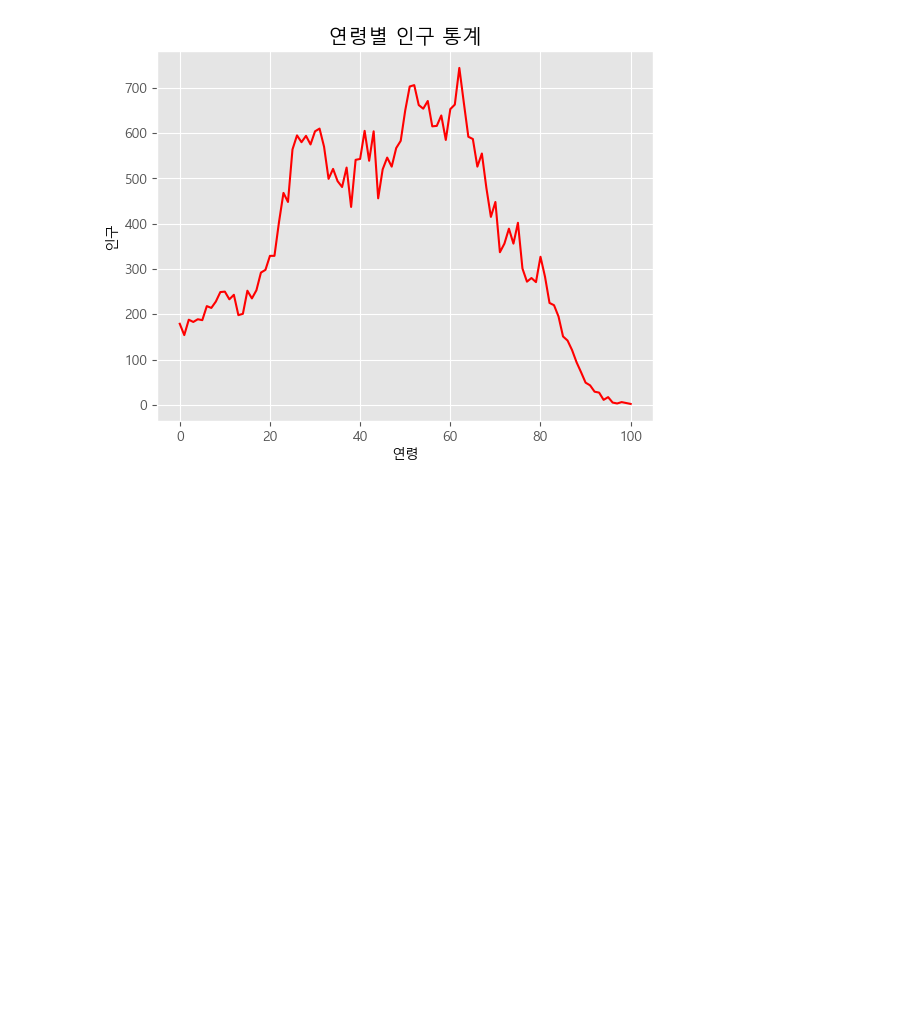
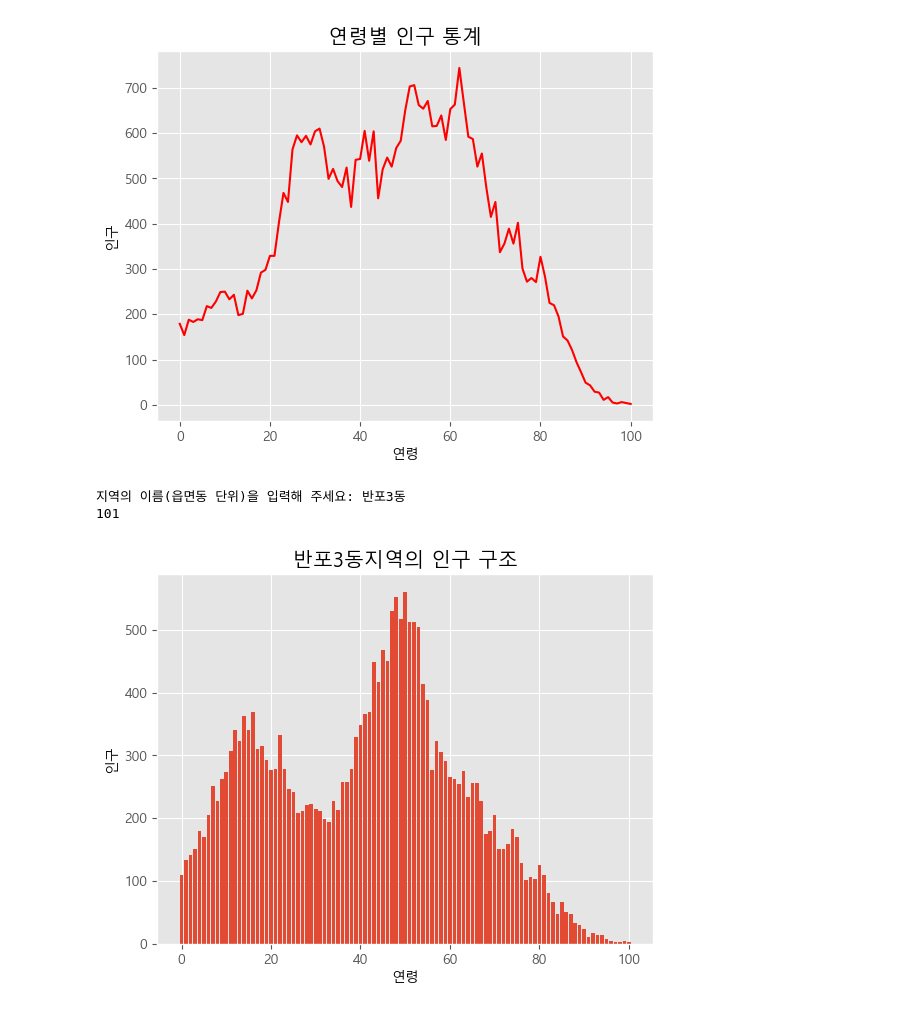
Before and after one commit to mynameiseuiseok/greendata, a Jupyter notebook: population1.ipynb, the cells around one changed output. Drawn from its saved outputs; the diff is of its cells as text; code cells hidden in the pictures; blank space fills up the shorter version.

```diff
--- a/population1.ipynb
+++ b/population1.ipynb
@@ -39,3 +39,33 @@ plt.show()
 # %% [output]
 101
 [figure]
+# %%
+import csv
+import matplotlib.pyplot as plt
+
+with open('./datas/age_2023.csv', 'r') as f:
+    data = csv.reader(f)
+    next(data)
+    result = []  # 연령별 인구 저장할 리스트
+    # 지역이름 입력받기
+    name = input("지역의 이름(읍면동 단위)을 입력해 주세요: ")
+
+    for row in data:
+        if name in row[0]:
+            for i in row[3:]:  # 3번 인덱스 ~ 104번(104-1) 인덱스까지
+                result.append(int(i.replace(",", '')))  # 천단위 구분기호 제거
+
+print(len(row[3:]))
+# print(result)
+plt.rc('font', family='Malgun Gothic')
+plt.style.use("ggplot") # 격자 무늬 스타일
+plt.title(name + "지역의 인구 구조")
+# plt.plot(result, 'r')  # result - y축값
+plt.bar(range(101), result) #x축-(0~100), y축 - result
+plt.xlabel('연령')
+plt.ylabel('인구')
+plt.show()
+# %% [output]
+지역의 이름(읍면동 단위)을 입력해 주세요: 반포3동
+101
+[figure, added]
```
Also changed, not shown: 10 other files.
